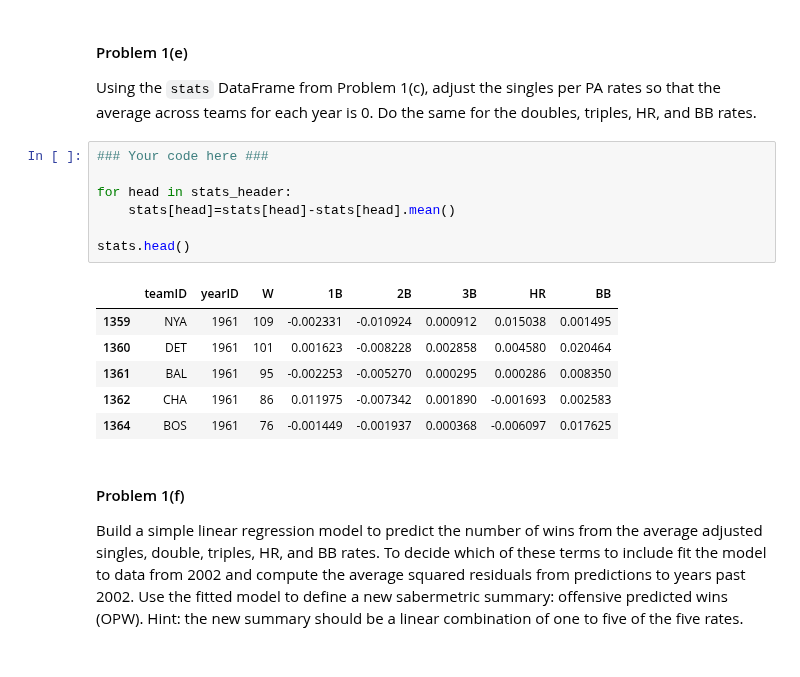
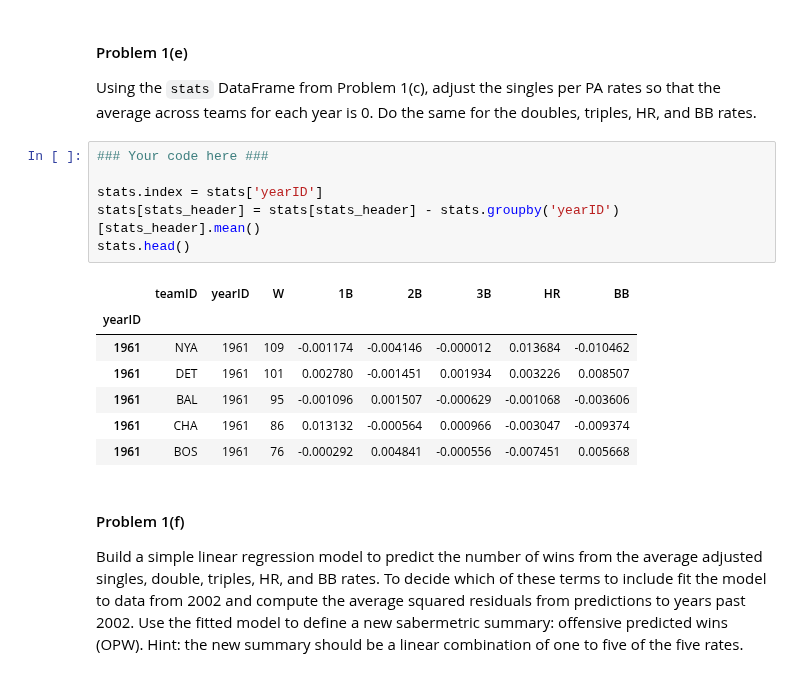
Before and after one commit to snazrul1/ssnazrul, a Jupyter notebook: DSE220/HW2/Assignment_2.ipynb, the cells around one changed output. Saved outputs shown, nothing was run; the diff lists cells and outputs as text.

```diff
--- a/DSE220/HW2/Assignment_2.ipynb
+++ b/DSE220/HW2/Assignment_2.ipynb
@@ -167,17 +167,17 @@ Using the `stats` DataFrame from Problem 1(c), adjust the singles per PA rates s
 # %%
 ### Your code here ###
 
-for head in stats_header:
-    stats[head]=stats[head]-stats[head].mean()
-
+stats.index = stats['yearID']
+stats[stats_header] = stats[stats_header] - stats.groupby('yearID')[stats_header].mean()
 stats.head()
 # %% [output]
 |  | teamID | yearID | W | 1B | 2B | 3B | HR | BB |
-| 1359 | NYA | 1961 | 109 | -0.002331 | -0.010924 | 0.000912 | 0.015038 | 0.001495 |
-| 1360 | DET | 1961 | 101 | 0.001623 | -0.008228 | 0.002858 | 0.004580 | 0.020464 |
-| 1361 | BAL | 1961 | 95 | -0.002253 | -0.005270 | 0.000295 | 0.000286 | 0.008350 |
-| 1362 | CHA | 1961 | 86 | 0.011975 | -0.007342 | 0.001890 | -0.001693 | 0.002583 |
-| 1364 | BOS | 1961 | 76 | -0.001449 | -0.001937 | 0.000368 | -0.006097 | 0.017625 |
+| yearID |  |  |  |  |  |  |  |  |
+| 1961 | NYA | 1961 | 109 | -0.001174 | -0.004146 | -0.000012 | 0.013684 | -0.010462 |
+| 1961 | DET | 1961 | 101 | 0.002780 | -0.001451 | 0.001934 | 0.003226 | 0.008507 |
+| 1961 | BAL | 1961 | 95 | -0.001096 | 0.001507 | -0.000629 | -0.001068 | -0.003606 |
+| 1961 | CHA | 1961 | 86 | 0.013132 | -0.000564 | 0.000966 | -0.003047 | -0.009374 |
+| 1961 | BOS | 1961 | 76 | -0.000292 | 0.004841 | -0.000556 | -0.007451 | 0.005668 |
 # %% [markdown]
 #### Problem 1(f)
 
```
Also changed, not shown: parts of 21 cells of this notebook.
